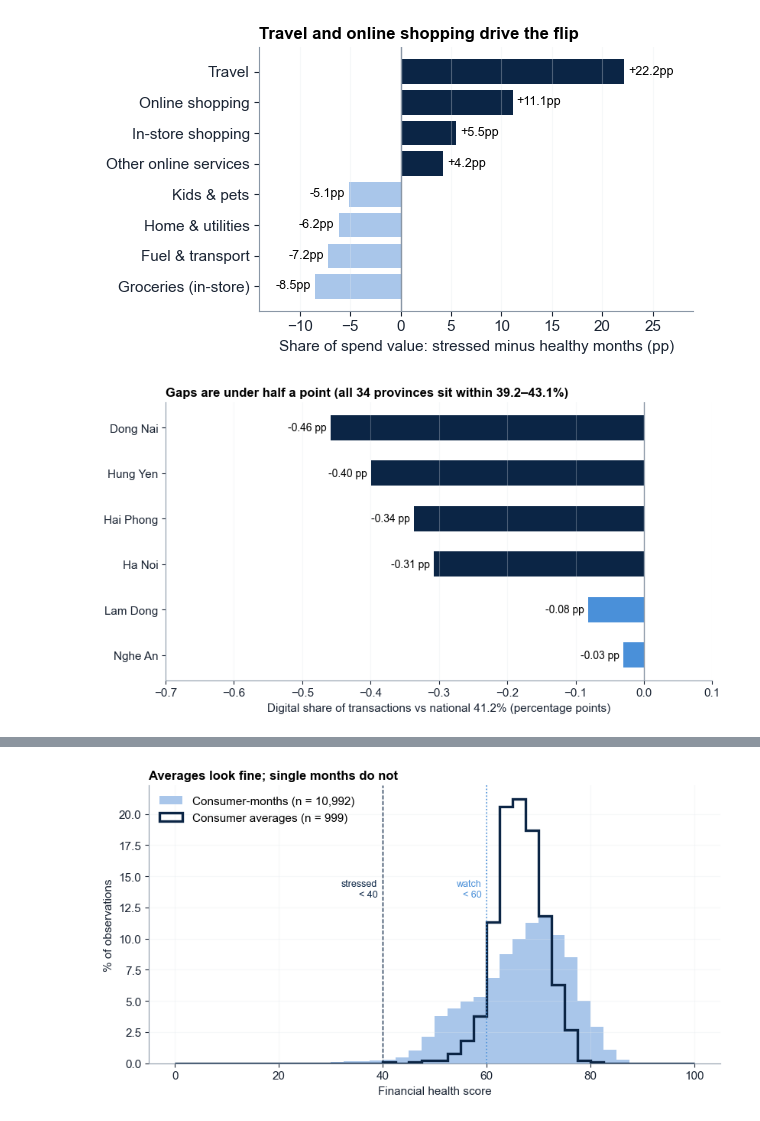
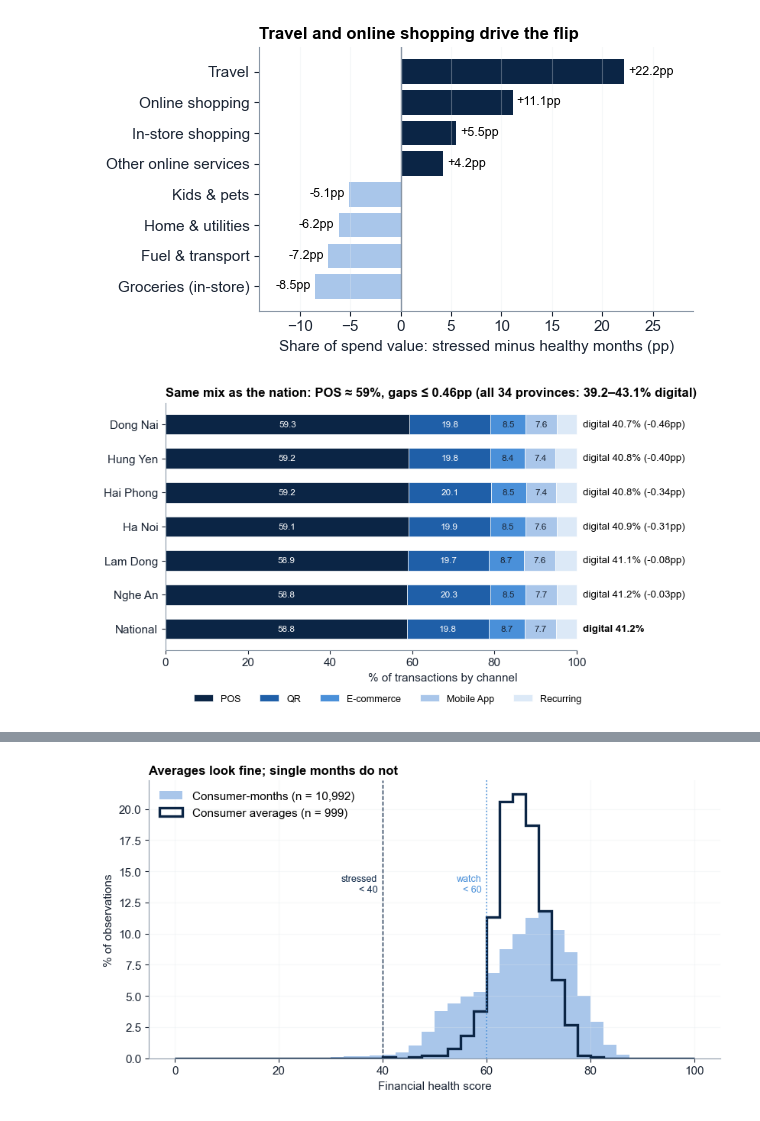
Before and after one commit to thanh-tai-435/BI10GroupYAPPERS, a Jupyter notebook: notebooks/full_pipeline.ipynb, the cells around one changed output, grey strips where cells are left out. Saved outputs shown, nothing was run; the diff lists cells and outputs as text; code cells hidden in the pictures.

```diff
--- a/notebooks/full_pipeline.ipynb
+++ b/notebooks/full_pipeline.ipynb
@@ -1111,19 +1111,29 @@ deck_save(fig, "deck_q2_shift")
 # %% [output]
 [figure]
 [figure]
-# %%
-# Task 1 Q3: digital gap of the six high-spend provinces
-gapp = (gap_provinces["digital_%"] - national_digital).sort_values().rename(index=EN_PROV)
-fig, ax = plt.subplots(figsize=BIG)
-bars = ax.barh(gapp.index, gapp.values, color=[NAVY if v <= -0.3 else MID for v in gapp.values], height=0.55)
-ax.bar_label(bars, fmt="%.2f pp", padding=4, fontsize=10)
-ax.axvline(0, color="#8A97A6", lw=1); ax.grid(axis="y", visible=False)
-ax.set(xlim=(-0.7, 0.1), xlabel=f"Digital share of transactions vs national {national_digital:.1f}% (percentage points)",
-       title=f"Gaps are under half a point (all 34 provinces sit within {prov['digital_%'].min():.1f}–{prov['digital_%'].max():.1f}%)")
-ax.invert_yaxis()
-deck_save(fig, "deck_q3_gap")
-# %% [output]
-[figure, removed]
+# %%
+# Task 1 Q3: channel breakdown (POS vs four digital channels) of the six high-spend provinces vs national
+mixp = by_count.rename(index=EN_PROV)
+mixp = pd.concat([mixp.drop("National").loc[(gap_provinces["digital_%"] - national_digital).sort_values().rename(index=EN_PROV).index], mixp.loc[["National"]]])
+fig, ax = plt.subplots(figsize=BIG)
+left = np.zeros(len(mixp))
+for ch, colr, lab in zip(channels, [NAVY, BLUE, MID, LIGHT, PALE], ["POS", "QR", "E-commerce", "Mobile App", "Recurring"]):
+    ax.barh(mixp.index, mixp[ch], left=left, color=colr, height=0.6, label=lab, edgecolor="white", lw=0.5)
+    for y_, (l_, v_) in enumerate(zip(left, mixp[ch])):
+        if v_ > 6:
+            ax.text(l_ + v_ / 2, y_, f"{v_:.1f}", ha="center", va="center", fontsize=8.5, color="white" if colr in (NAVY, BLUE) else INK)
+    left += mixp[ch].values
+for y_, n_ in enumerate(mixp.index):
+    d_ = 100 - mixp.loc[n_, "POS"]
+    ax.text(101.5, y_, f"digital {d_:.1f}%" + ("" if n_ == "National" else f" ({d_ - national_digital:+.2f}pp)"),
+            va="center", fontsize=9.5, fontweight="bold" if n_ == "National" else "normal")
+ax.invert_yaxis(); ax.grid(False); ax.spines["bottom"].set_bounds(0, 100)
+ax.set(xlim=(0, 135), xticks=range(0, 101, 20), xlabel="% of transactions by channel",
+       title=f"Same mix as the nation: POS ≈ 59%, gaps ≤ 0.46pp (all 34 provinces: {prov['digital_%'].min():.1f}–{prov['digital_%'].max():.1f}% digital)")
+ax.legend(ncol=5, loc="lower center", bbox_to_anchor=(0.4, -0.25), fontsize=9)
+deck_save(fig, "deck_q3_gap")
+# %% [output]
+[figure, added]
 # %%
 # Task 1 Q4 & Q5
 c4 = cat.rename(index=EN_CAT)
```
Also changed, not shown: parts of 4 cells of this notebook, 7 other files.
